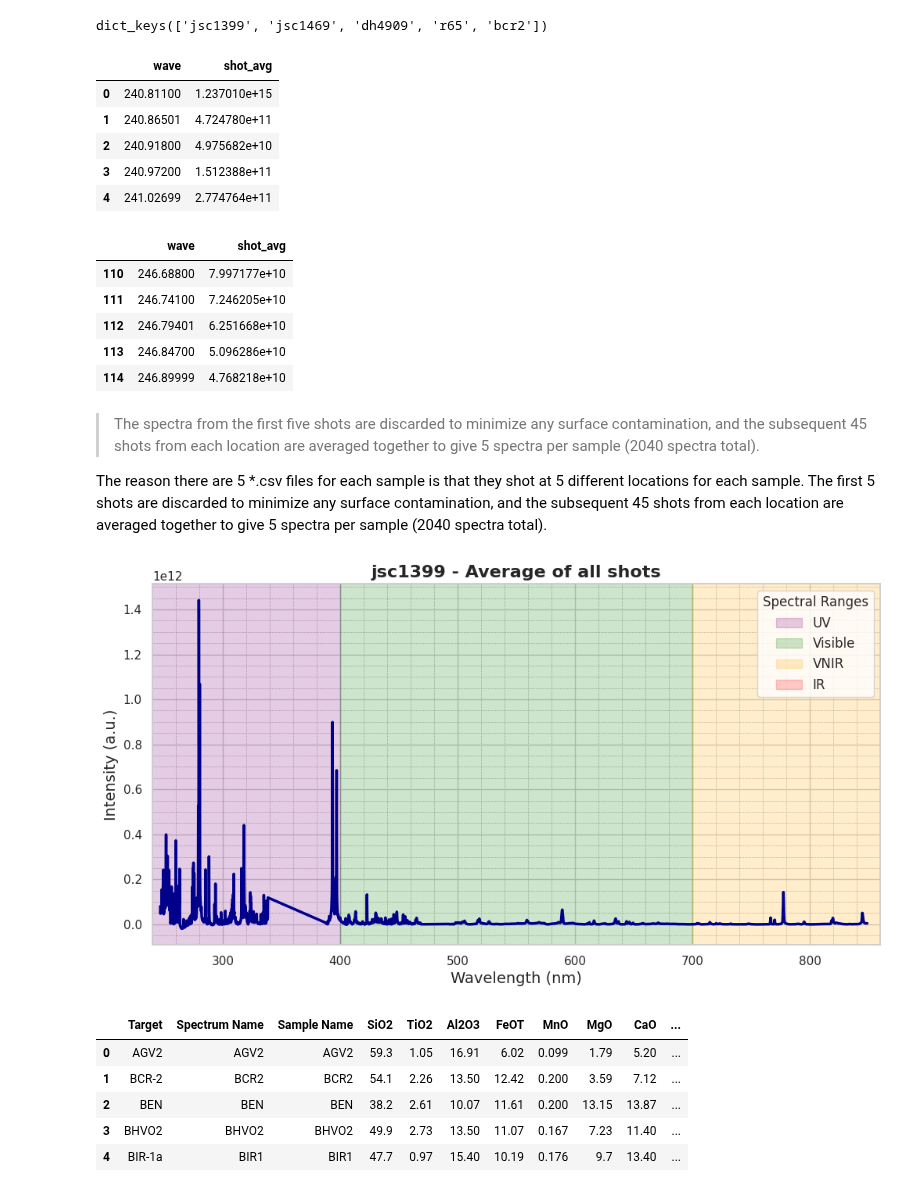
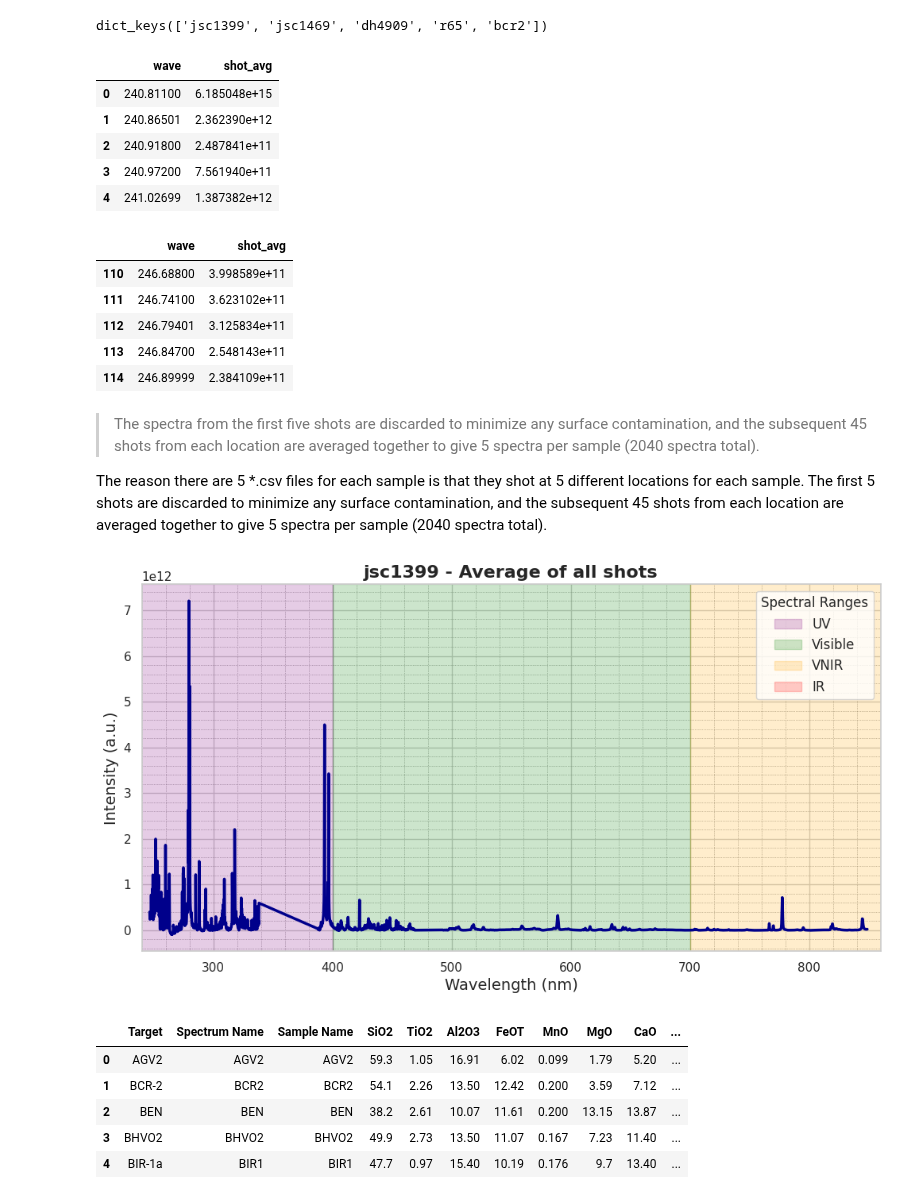
Before and after one commit to chhoumann/thesis-chemcam, a Jupyter notebook: baseline/notes.ipynb, the cells around one changed output. Saved outputs shown, nothing was run; the diff lists cells and outputs as text; code cells hidden in the pictures.

Commit message:
separate location LIBS data into separate dataframes

```diff
--- a/baseline/notes.ipynb
+++ b/baseline/notes.ipynb
@@ -4,7 +4,7 @@ This uses ChemCam cleaned, calibrated spectra from the PDS repository. The data
 import pandas as pd
 from pathlib import Path
 
-def get_first_sample(data_dict: dict):
+def get_first_sample(data_dict: dict[str, list[pd.DataFrame]]):
     v = list(data_dict.keys())[0]
     return (v, data_dict[v])
 # %%
@@ -26,14 +26,14 @@ def get_dataset_frame(dataset_path):
         # read csv from that line - columns also start wih "#"
         return pd.read_csv(dataset_path, skiprows=i-1)
 
-def get_preprocessed_sample_data(sample_name: str):
-    data = pd.DataFrame()
+def get_preprocessed_sample_data(sample_name: str) -> list[pd.DataFrame]:
     exclude_from_avg = ["wave", "mean", "median"]
     first_five_shots = [f"shot{i}" for i in range(1, 6)]
 
     wavelengths = pd.Series()
 
     sample_dataset_paths = get_location_dataset_paths_for_sample(sample_name)
+    sample_spectra = []
 
     for i, sample_set in enumerate(sample_dataset_paths):
         df = get_dataset_frame(sample_set)
@@ -51,25 +51,21 @@ def get_preprocessed_sample_data(sample_name: str):
         df.drop(exclude_from_avg, axis=1, inplace=True)
         df.drop(first_five_shots, axis=1, inplace=True)
 
-        if i == 0:
-            data = df
-        else:
-            data.add(df)
+        # re-insert wavelengths to avoid averaging them
+        df.insert(0, "wave", wavelengths)
 
-    data = data.div(len(sample_dataset_paths))
-    # re-insert wavelengths to avoid averaging them
-    data.insert(0, "wave", wavelengths)
+        # add average of all shots and remove individual shots
+        shot_cols = [col for col in df.columns if "shot" in col]
+        shot_avg = df[shot_cols].mean(axis=1)
+        df.drop(shot_cols, axis=1, inplace=True)
+        df.insert(1, "shot_avg", shot_avg)
 
-    # add average of all shots and remove individual shots
-    shot_cols = [col for col in data.columns if "shot" in col]
-    shot_avg = data[shot_cols].mean(axis=1)
-    data.drop(shot_cols, axis=1, inplace=True)
-    data.insert(1, "shot_avg", shot_avg)
+        sample_spectra.append(df)
 
-    return data
+    return sample_spectra
 
 
-sample_data = {}
+sample_data: dict[str, list[pd.DataFrame]] = {}
 
 for sample_name in sample_names[:5]:
     sample_data[sample_name] = get_preprocessed_sample_data(sample_name)
@@ -78,14 +74,14 @@ sample_data.keys()
 # %% [output]
 dict_keys(['jsc1399', 'jsc1469', 'dh4909', 'r65', 'bcr2'])
 # %%
-get_first_sample(sample_data)[1].head()
+get_first_sample(sample_data)[1][0].head()
 # %% [output]
 |  | wave | shot_avg |
-| 0 | 240.81100 | 1.237010e+15 |
-| 1 | 240.86501 | 4.724780e+11 |
-| 2 | 240.91800 | 4.975682e+10 |
-| 3 | 240.97200 | 1.512388e+11 |
-| 4 | 241.02699 | 2.774764e+11 |
+| 0 | 240.81100 | 6.185048e+15 |
+| 1 | 240.86501 | 2.362390e+12 |
+| 2 | 240.91800 | 2.487841e+11 |
+| 3 | 240.97200 | 7.561940e+11 |
+| 4 | 241.02699 | 1.387382e+12 |
 # %%
 # Remove values in the following masks
 # The following wavelength ranges are known to have noise: they do not include major element diagnostic peaks.
@@ -101,17 +97,18 @@ def mask_wavelegths(data: pd.DataFrame, mask):
     return data.loc[~((data["wave"] >= mask[0]) & (data["wave"] <= mask[1]))]
 
 for sample_name, data in sample_data.items():
-    for mask in masks:
-        sample_data[sample_name] = mask_wavelegths(sample_data[sample_name], mask)
+    for i, _ in enumerate(data):
+        for mask in masks:
+            sample_data[sample_name][i] = mask_wavelegths(sample_data[sample_name][i], mask)
 
-get_first_sample(sample_data)[1].head()
+get_first_sample(sample_data)[1][0].head()
 # %% [output]
 |  | wave | shot_avg |
-| 110 | 246.68800 | 7.997177e+10 |
-| 111 | 246.74100 | 7.246205e+10 |
-| 112 | 246.79401 | 6.251668e+10 |
-| 113 | 246.84700 | 5.096286e+10 |
-| 114 | 246.89999 | 4.768218e+10 |
+| 110 | 246.68800 | 3.998589e+11 |
+| 111 | 246.74100 | 3.623102e+11 |
+| 112 | 246.79401 | 3.125834e+11 |
+| 113 | 246.84700 | 2.548143e+11 |
+| 114 | 246.89999 | 2.384109e+11 |
 # %% [markdown]
 > The spectra from the first five shots are discarded to minimize any surface contamination, and the subsequent 45 shots from each location are averaged together to give 5 spectra per sample (2040 spectra total).
 
@@ -121,36 +118,36 @@ The first 5 shots are discarded to minimize any surface contamination, and the s
 import matplotlib.pyplot as plt
 import seaborn as sns
 
 def plot_sample(sample_name, sample):
     sns.set(style="whitegrid")
     plt.figure(figsize=(12, 6))
 
     sns.lineplot(x=sample["wave"], y=sample["shot_avg"], linewidth=2.5, linestyle='-', color='darkblue')
 
     plt.minorticks_on()
     plt.grid(which='minor', linestyle=':', linewidth='0.5', color='gray')
 
     ranges = {
         'UV': (100, 400, 'purple'),
         'Visible': (400, 700, 'green'),
         'VNIR': (700, 1100, 'orange'),
         'IR': (1100, 2500, 'red')
     }
 
     for label, (start, end, color) in ranges.items():
         plt.axvspan(start, end, alpha=0.2, label=label, color=color)
 
     plt.title(f"{sample_name} - Average of all shots", fontsize=16, fontweight='bold')
     plt.xlabel("Wavelength (nm)", fontsize=14)
     plt.ylabel("Intensity (a.u.)", fontsize=14) # a.u. = arbitrary units
     plt.legend(title='Spectral Ranges', loc='upper right', fontsize=12)
     plt.xlim(240, 860)
     plt.show()
 
-name, sample = get_first_sample(sample_data)
-plot_sample(name, sample)
+name, samples = get_first_sample(sample_data)
+plot_sample(name, samples[0])
 # %% [output]
-[figure, old version]
+[figure, new version]
 # %%
 labels = pd.read_csv("data/data/calib/ccam_calibration_compositions.csv")
 
```
